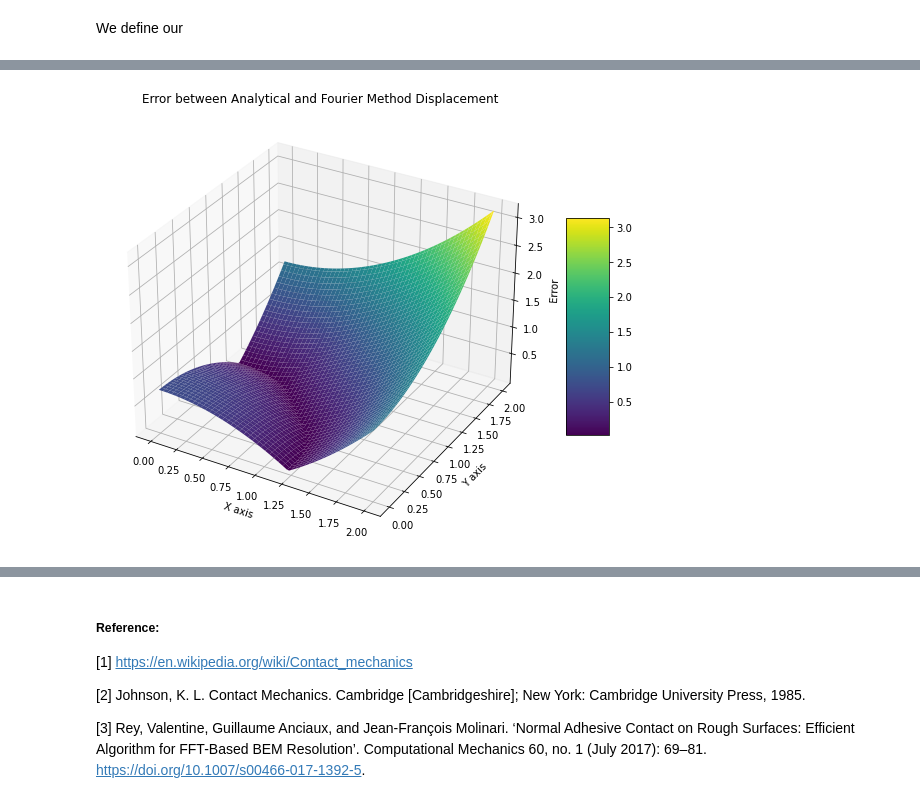
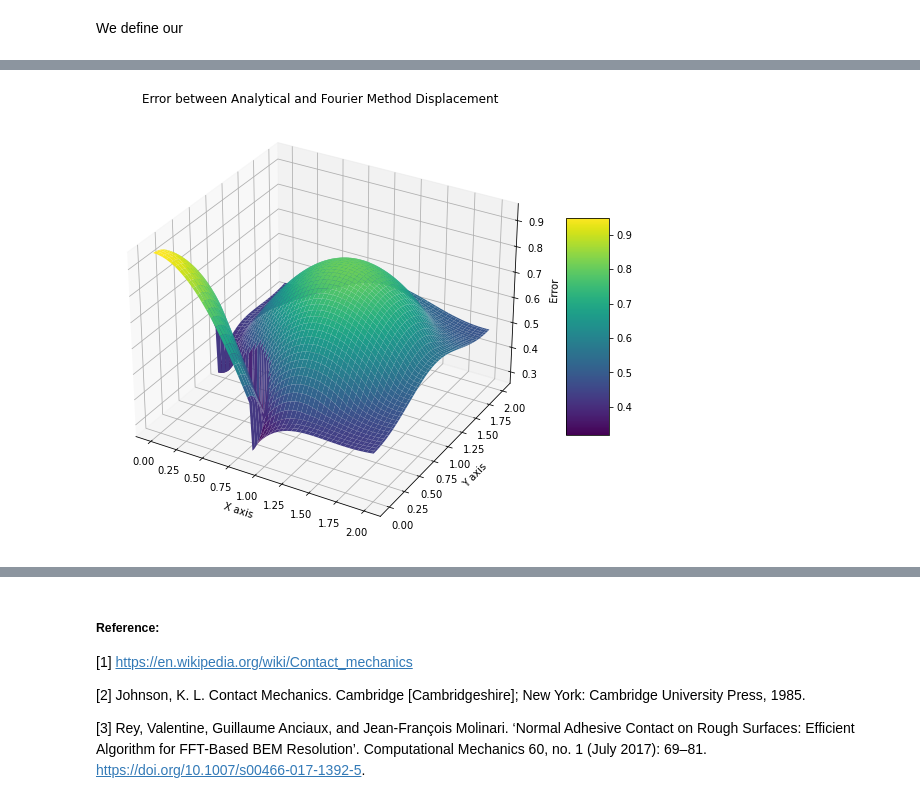
Before and after one commit to NathanLZC/Master-internship-repo-at-Institut-dAlembert, a Jupyter notebook: Week2/task1_Hertz_contact.ipynb, the cells around one changed output, grey strips where cells are left out. Cells and saved outputs as stored; diff of their text form; code cells hidden in the pictures.

```diff
--- a/Week2/task1_Hertz_contact.ipynb
+++ b/Week2/task1_Hertz_contact.ipynb
@@ -237,7 +261,8 @@ $$
 p_0=\frac{3 F}{2 \pi a^2}=\frac{1}{\pi}\left(\frac{6 F E^{* 2}}{R^2}\right)^{\frac{1}{3}}
 $$
 # %%
-F_value = 1e2
+F_value = 1e3
+
 p0 = (6*F_value*E_star**2/(np.pi**3*R**2))**(1/3)
 a = (3*F_value*R/(4*E_star))**(1/3)
 
@@ -350,26 +373,38 @@ We want to compute the displacement for different loading correponds to small co
+# %%
+#Compute analytical displacement field
+a = (3*F_value*R/(4*E_star))**(1/3)  # contact radius
+p0 = (6*F_value*E_star**2/(np.pi**3*R**2))**(1/3)  # reference pressure
+u_z = np.pi*p0*(2*a**2-r**2)/(4*a*E_star)  # analytical displacement field
+
+
+
+# Correctly applying the displacement outside the contact area
+outside_contact = r > a
+u_z_outside = -(r[outside_contact]**2)/(2*R) + a * np.sqrt(r[outside_contact]**2 - a**2)/(np.pi*R) + (r[outside_contact]**2-2*a**2)*np.arccos(a/r[outside_contact])/(np.pi*R)
+u_z[outside_contact] = u_z_outside
 # %%
 from mpl_toolkits.mplot3d import Axes3D
 
 # Calculate the error between the real part of the displacement obtained through FFT and the analytical solution
-error = np.abs(np.real(displacement_real) - Analytical_displacement)
+error = np.abs(np.real(displacement_real) - u_z)
 
 # Create a 3D plot
 fig = plt.figure(figsize=(10, 8))
 ax = fig.add_subplot(111, projection='3d')
 
 # Create a surface plot of the error
 X, Y = np.meshgrid(np.linspace(0, L, n), np.linspace(0, L, m))
 surf = ax.plot_surface(X, Y, error, cmap='viridis', edgecolor='none')
 
 # Add a color bar which maps values to colors
 fig.colorbar(surf, ax=ax, shrink=0.5, aspect=5)
 
 # Labels and title
 ax.set_xlabel('X axis')
 ax.set_ylabel('Y axis')
 ax.set_zlabel('Error')
 ax.set_title('Error between Analytical and Fourier Method Displacement')
 
 plt.show()
 # %% [output]
-[figure, old version]
+[figure, new version]
```
Also changed, not shown: parts of 10 cells of this notebook.
